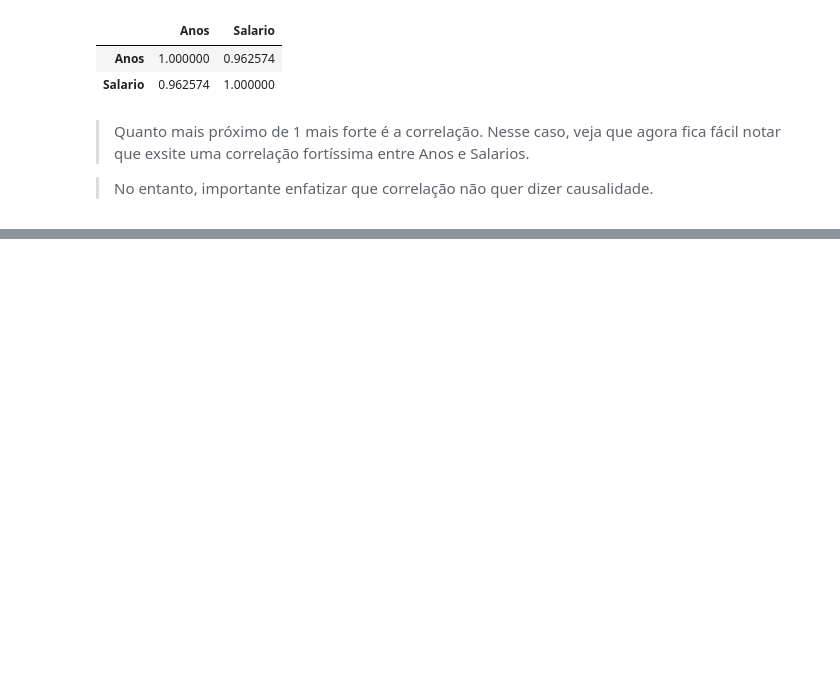
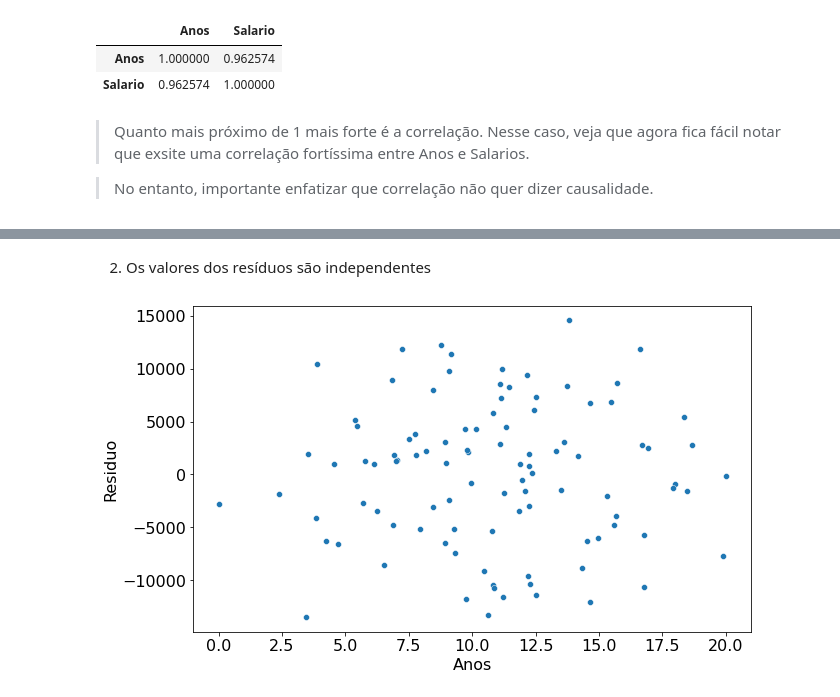
Before and after one commit to KPxto/bootcamp-alura, a Jupyter notebook: modulo_03/estatistica/Covariancia e Correlação.ipynb, the cells around one changed output, grey strips where cells are left out. Drawn from its saved outputs; the diff is of its cells as text; code cells hidden in the pictures; blank space fills up the shorter version.

```diff
--- a/modulo_03/estatistica/Covariancia e Correlação.ipynb
+++ b/modulo_03/estatistica/Covariancia e Correlação.ipynb
@@ -121,0 +227,6 @@ amostra.corr()
+# %% [markdown]
+2. Os valores dos resíduos são independentes
+# %%
+sns.scatterplot(x=salarial['Anos'], y=salarial['Residuo']);
+# %% [output]
+[figure, added]
```
Also changed, not shown: parts of 34 cells of this notebook, 2 other files.
